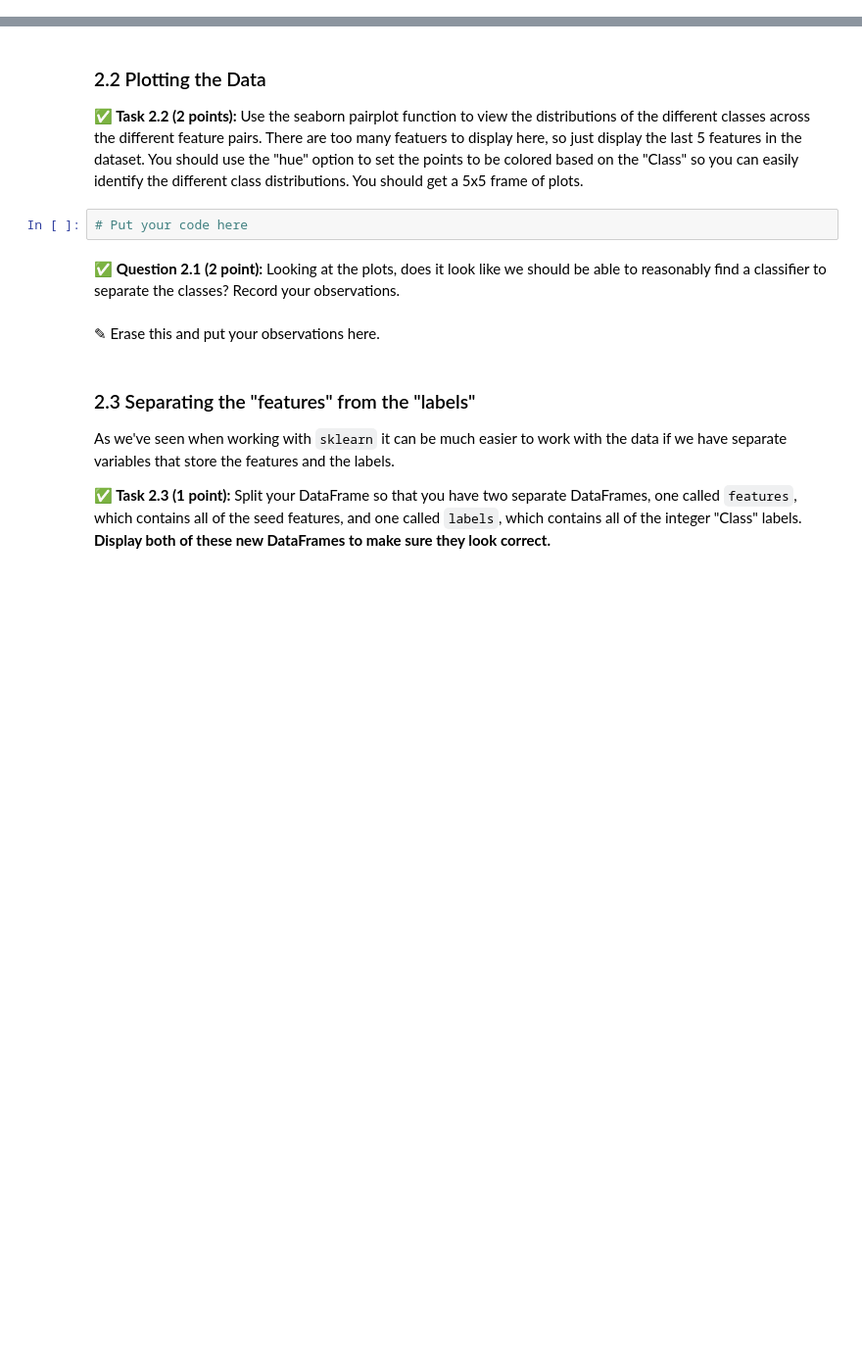
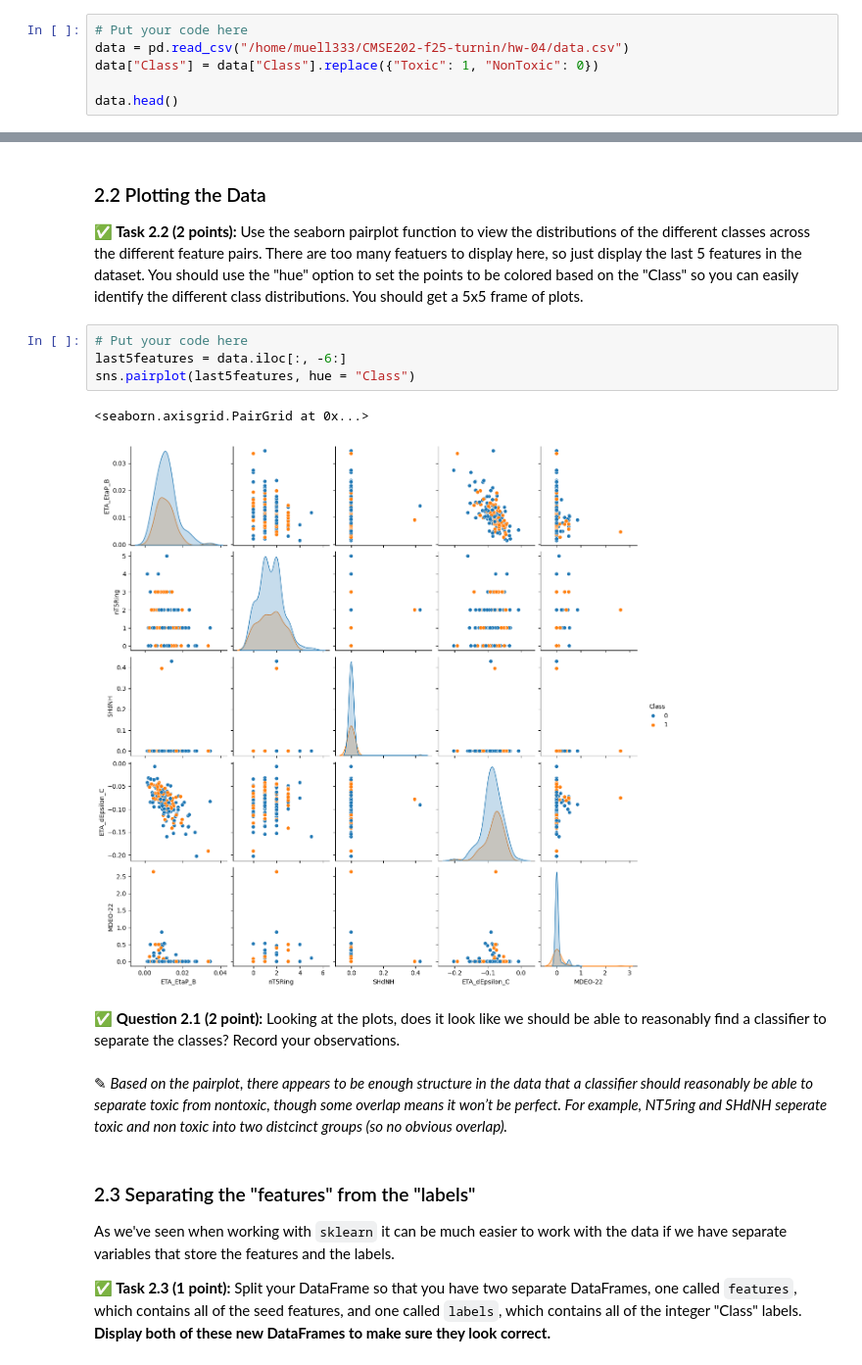
Before and after one commit to Jil-mueller/CMSE202-f25-turnin, a Jupyter notebook: hw-04/HW-04_PerceptronSVMandPCA-STUDENT.ipynb, the cells around one changed output, grey strips where cells are left out. Shown at 98% size. Cells and saved outputs as stored; diff of their text form; blank space fills up the shorter version.

```diff
--- a/hw-04/HW-04_PerceptronSVMandPCA-STUDENT.ipynb
+++ b/hw-04/HW-04_PerceptronSVMandPCA-STUDENT.ipynb
@@ -102,0 +102,6 @@ Once you've loaded in the data, **display the head of the DataFrame to make sure
+# %%
+# Put your code here
+data = pd.read_csv("/home/muell333/CMSE202-f25-turnin/hw-04/data.csv")
+data["Class"] = data["Class"].replace({"Toxic": 1, "NonToxic": 0})
+
+data.head()
@@ -106,10 +119,15 @@ Once you've loaded in the data, **display the head of the DataFrame to make sure
 **&#9989; Task 2.2 (2 points):** Use the seaborn pairplot function to view the distributions of the different classes across the different feature pairs. There are too many featuers to display here, so just display the last 5 features in the dataset. You should use the "hue" option to set the points to be colored based on the "Class" so you can easily identify the different class distributions. You should get a 5x5 frame of plots.
 # %%
 # Put your code here
+last5features = data.iloc[:, -6:]
+sns.pairplot(last5features, hue = "Class")
+# %% [output]
+<seaborn.axisgrid.PairGrid at 0x...>
+[figure, added]
 # %% [markdown]
 &#9989; **Question 2.1 (2 point):** Looking at the plots, does it look like we should be able to reasonably find a classifier to separate the classes? Record your observations.
-# %% [markdown]
-<font size=+3>&#9998;</font> Erase this and put your observations here.
+# %% [markdown]
+<font size=+3>&#9998;</font> *Based on the pairplot, there appears to be enough structure in the data that a classifier should reasonably be able to separate toxic from nontoxic, though some overlap means it won’t be perfect. For example, NT5ring and SHdNH seperate toxic and non toxic into two distcinct groups (so no obvious overlap).*
 # %% [markdown]
 ### 2.3 Separating the "features" from the "labels"
 
```
Also changed, not shown: parts of 9 cells of this notebook.
